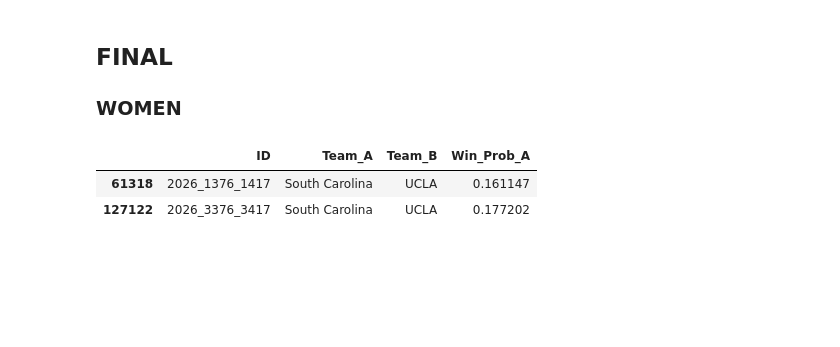
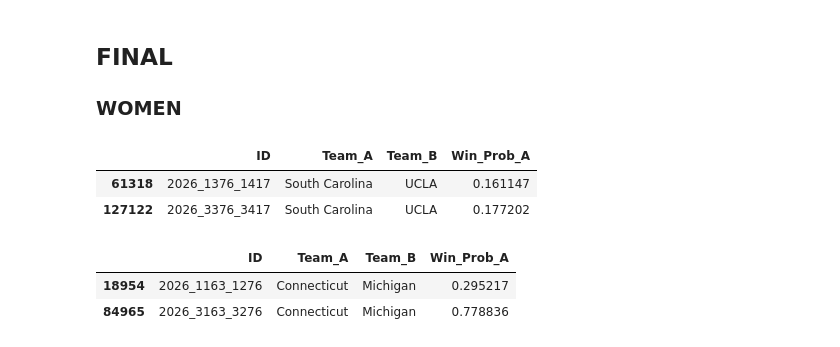
Before and after one commit to oktavianuu/NCAA-okta-2026, a Jupyter notebook: notebooks/score_check.ipynb, the cells around one changed output. Cells and saved outputs as stored; diff of their text form; code cells hidden in the pictures; blank space fills up the shorter version.

```diff
--- a/notebooks/score_check.ipynb
+++ b/notebooks/score_check.ipynb
@@ -710,3 +710,9 @@ match("UCLA", "South Carolina", data)
 |  | ID | Team_A | Team_B | Win_Prob_A |
 | 61318 | 2026_1376_1417 | South Carolina | UCLA | 0.161147 |
 | 127122 | 2026_3376_3417 | South Carolina | UCLA | 0.177202 |
+# %%
+match("Connecticut", "Michigan", data)
+# %% [output]
+|  | ID | Team_A | Team_B | Win_Prob_A |
+| 18954 | 2026_1163_1276 | Connecticut | Michigan | 0.295217 |
+| 84965 | 2026_3163_3276 | Connecticut | Michigan | 0.778836 |
```
Also changed, not shown: 1 other file.
